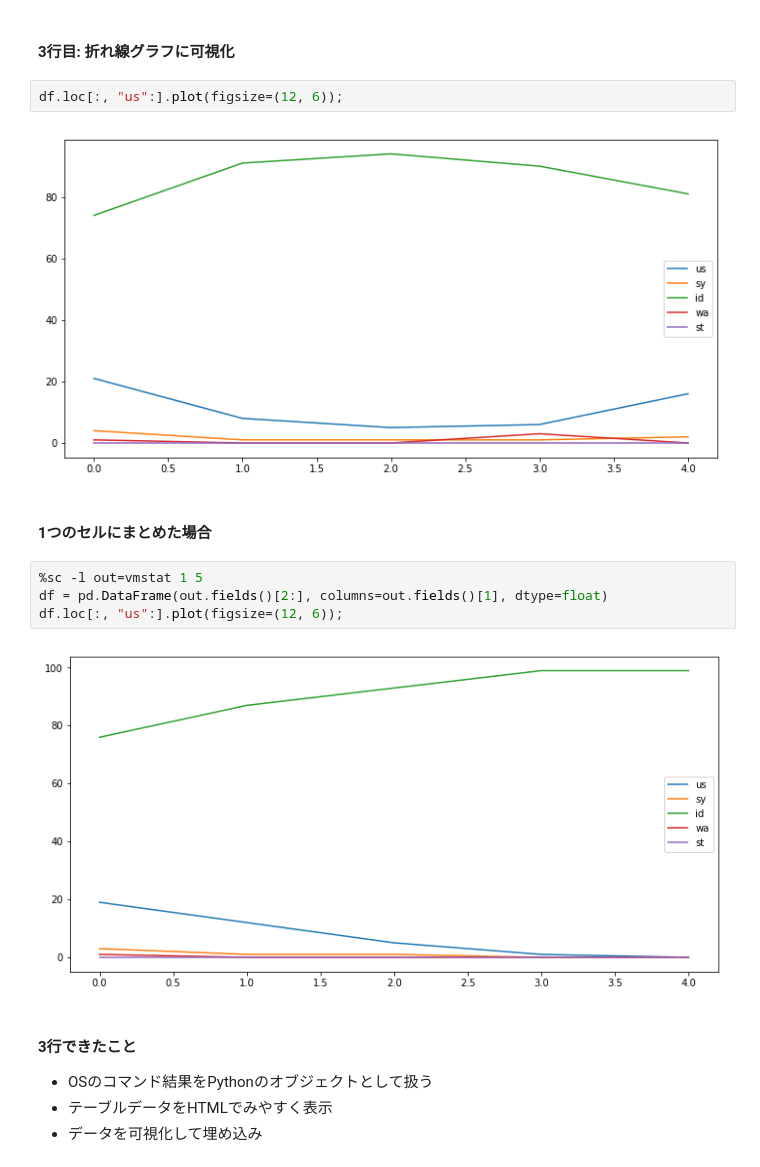
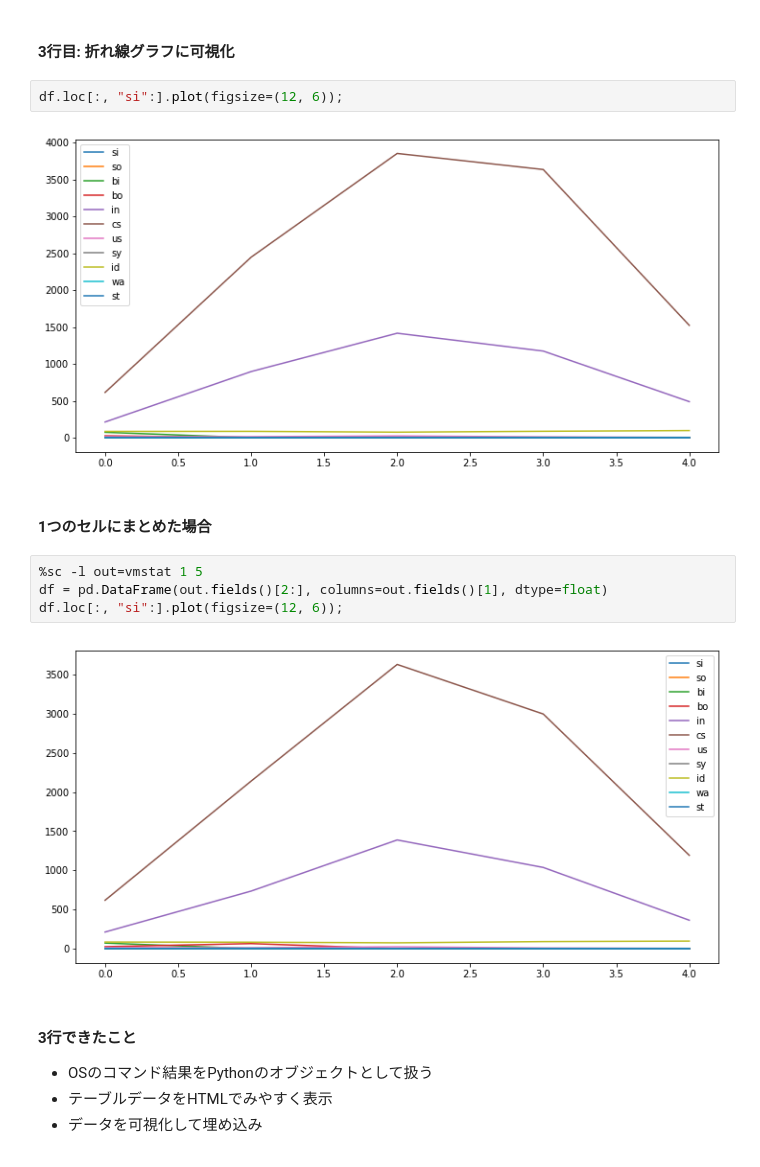
Before and after one commit to drillan/pyconjp2018, a Jupyter notebook: slides_hidecode.ipynb, the cells around one changed output. Cells and saved outputs as stored; diff of their text form.

```diff
--- a/slides_hidecode.ipynb
+++ b/slides_hidecode.ipynb
@@ -278,17 +182,17 @@ df
 # %% [markdown]
 #### 3行目: 折れ線グラフに可視化
 # %%
-df.loc[:, "us":].plot(figsize=(12, 6));
+df.loc[:, "si":].plot(figsize=(12, 6));
 # %% [output]
-[figure, old version]
+[figure, new version]
 # %% [markdown]
 #### 1つのセルにまとめた場合
 # %%
 %sc -l out=vmstat 1 5
 df = pd.DataFrame(out.fields()[2:], columns=out.fields()[1], dtype=float)
-df.loc[:, "us":].plot(figsize=(12, 6));
+df.loc[:, "si":].plot(figsize=(12, 6));
 # %% [output]
-[figure, old version]
+[figure, new version]
 # %% [markdown]
 #### 3行できたこと
 * OSのコマンド結果をPythonのオブジェクトとして扱う
```
Also changed, not shown: parts of 53 cells of this notebook.
